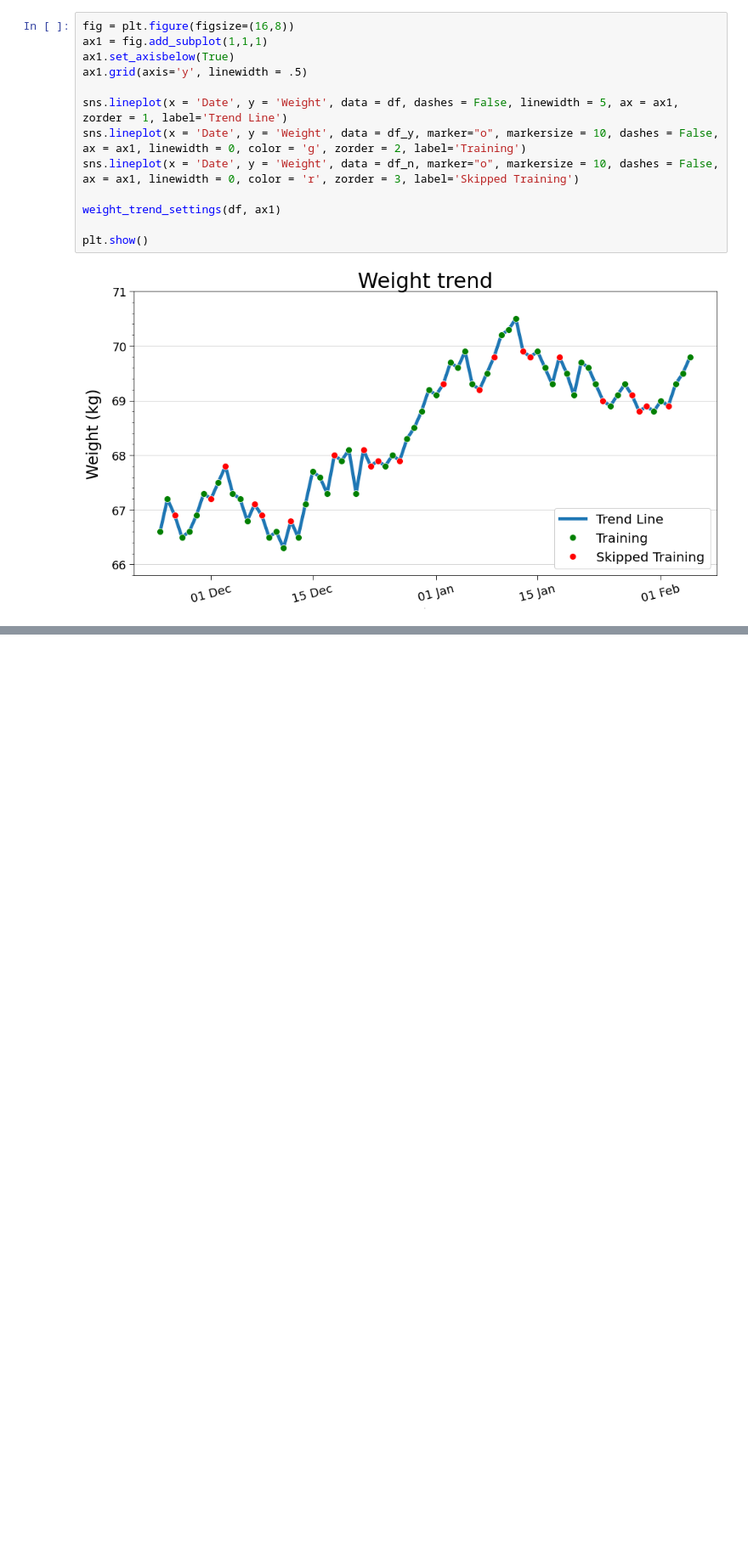
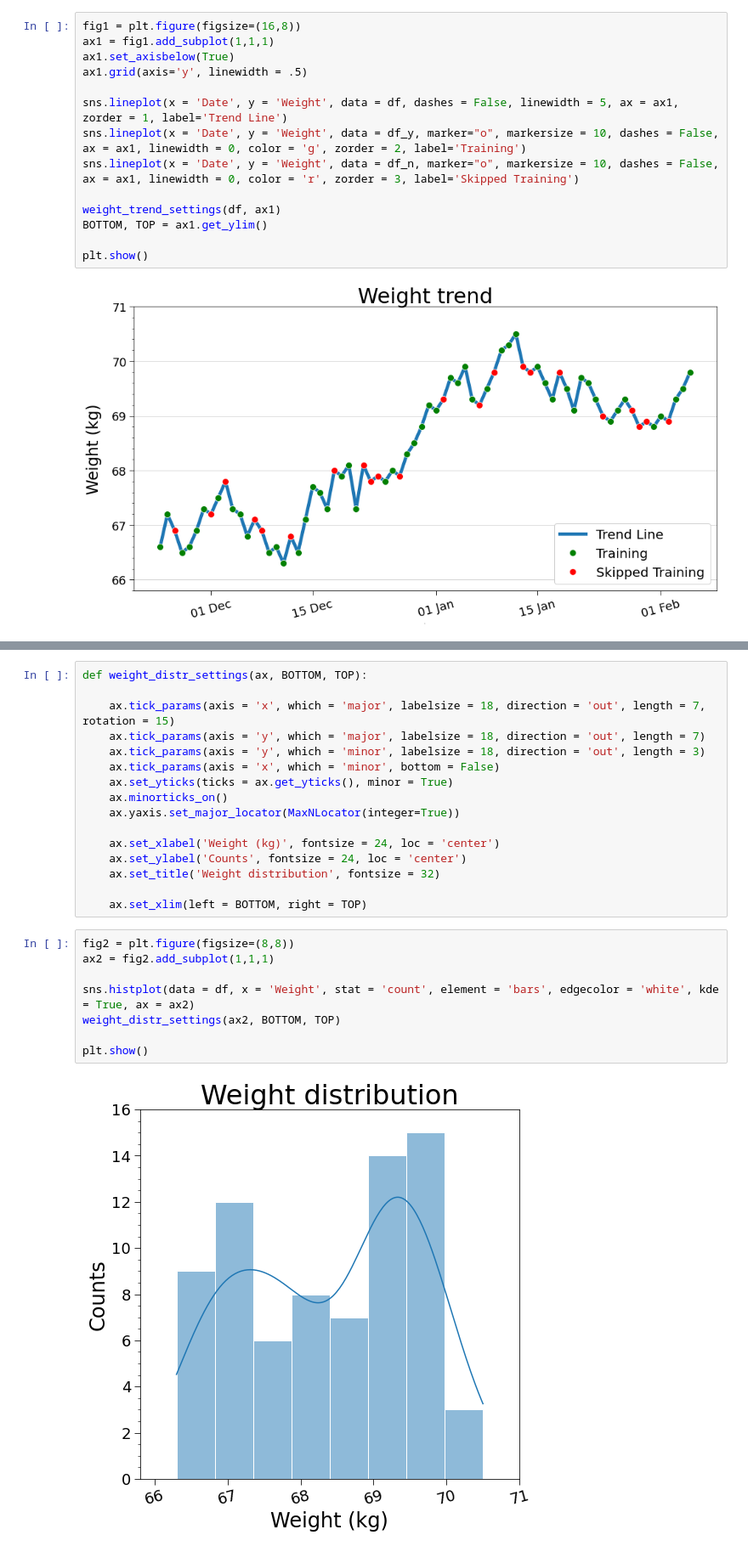
Before and after one commit to niklai99/FlexWorkout, a Jupyter notebook: NOTEBOOK.ipynb, the cells around one changed output, grey strips where cells are left out. Shown: that part at 85% size. Drawn from its saved outputs; the diff is of its cells as text; blank space fills up the shorter version.

```diff
--- a/NOTEBOOK.ipynb
+++ b/NOTEBOOK.ipynb
@@ -119,8 +119,8 @@ def weight_trend_settings(df, ax):
 
     ax.legend(loc = 'lower right', prop = {'size': 20}, ncol = 1, frameon = True, fancybox = True, framealpha = 1)
 # %%
-fig = plt.figure(figsize=(16,8))
-ax1 = fig.add_subplot(1,1,1)
+fig1 = plt.figure(figsize=(16,8))
+ax1 = fig1.add_subplot(1,1,1)
 ax1.set_axisbelow(True)
 ax1.grid(axis='y', linewidth = .5)
 
@@ -129,6 +129,7 @@ sns.lineplot(x = 'Date', y = 'Weight', data = df_y, marker="o", markersize = 10,
 sns.lineplot(x = 'Date', y = 'Weight', data = df_n, marker="o", markersize = 10, dashes = False, ax = ax1, linewidth = 0, color = 'r', zorder = 3, label='Skipped Training')
 
 weight_trend_settings(df, ax1)
+BOTTOM, TOP = ax1.get_ylim()
 
 plt.show()
 # %% [output]
@@ -135,0 +139,26 @@ plt.show()
+# %%
+def weight_distr_settings(ax, BOTTOM, TOP):
+
+    ax.tick_params(axis = 'x', which = 'major', labelsize = 18, direction = 'out', length = 7, rotation = 15)
+    ax.tick_params(axis = 'y', which = 'major', labelsize = 18, direction = 'out', length = 7)
+    ax.tick_params(axis = 'y', which = 'minor', labelsize = 18, direction = 'out', length = 3)
+    ax.tick_params(axis = 'x', which = 'minor', bottom = False)
+    ax.set_yticks(ticks = ax.get_yticks(), minor = True)
+    ax.minorticks_on()
+    ax.yaxis.set_major_locator(MaxNLocator(integer=True))
+
+    ax.set_xlabel('Weight (kg)', fontsize = 24, loc = 'center')
+    ax.set_ylabel('Counts', fontsize = 24, loc = 'center')
+    ax.set_title('Weight distribution', fontsize = 32)
+
+    ax.set_xlim(left = BOTTOM, right = TOP)
+# %%
+fig2 = plt.figure(figsize=(8,8))
+ax2 = fig2.add_subplot(1,1,1)
+
+sns.histplot(data = df, x = 'Weight', stat = 'count', element = 'bars', edgecolor = 'white', kde = True, ax = ax2)
+weight_distr_settings(ax2, BOTTOM, TOP)
+
+plt.show()
+# %% [output]
+[figure, added]
```
Also changed, not shown: parts of 7 cells of this notebook.
